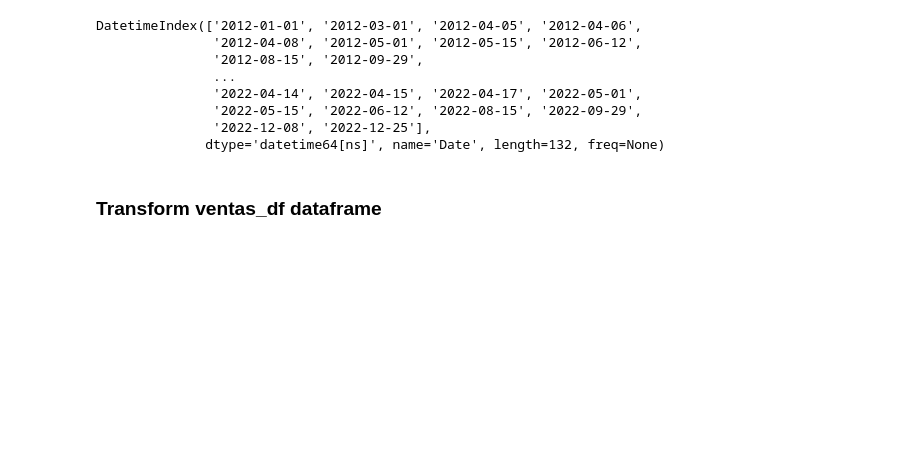
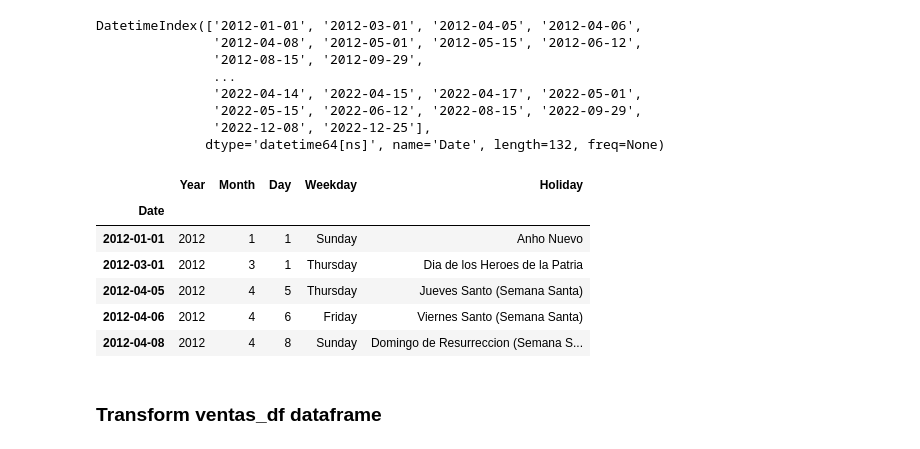
Before and after one commit to osbarge/salesforecaster, a Jupyter notebook: unify_data_sources_and_predict.ipynb, the cells around one changed output. Drawn from its saved outputs; the diff is of its cells as text; code cells hidden in the pictures; blank space fills up the shorter version.

```diff
--- a/unify_data_sources_and_predict.ipynb
+++ b/unify_data_sources_and_predict.ipynb
@@ -67,6 +67,16 @@ DatetimeIndex(['2012-01-01', '2012-03-01', '2012-04-05', '2012-04-06',
                '2022-05-15', '2022-06-12', '2022-08-15', '2022-09-29',
                '2022-12-08', '2022-12-25'],
               dtype='datetime64[ns]', name='Date', length=132, freq=None)
+# %%
+feriados_df.head()
+# %% [output]
+|  | Year | Month | Day | Weekday | Holiday |
+| Date |  |  |  |  |  |
+| 2012-01-01 | 2012 | 1 | 1 | Sunday | Anho Nuevo |
+| 2012-03-01 | 2012 | 3 | 1 | Thursday | Dia de los Heroes de la Patria |
+| 2012-04-05 | 2012 | 4 | 5 | Thursday | Jueves Santo (Semana Santa) |
+| 2012-04-06 | 2012 | 4 | 6 | Friday | Viernes Santo (Semana Santa) |
+| 2012-04-08 | 2012 | 4 | 8 | Sunday | Domingo de Resurreccion (Semana S... |
 # %% [markdown]
 ### Transform ventas_df dataframe
 # %%
```
Also changed, not shown: parts of 22 cells of this notebook.
